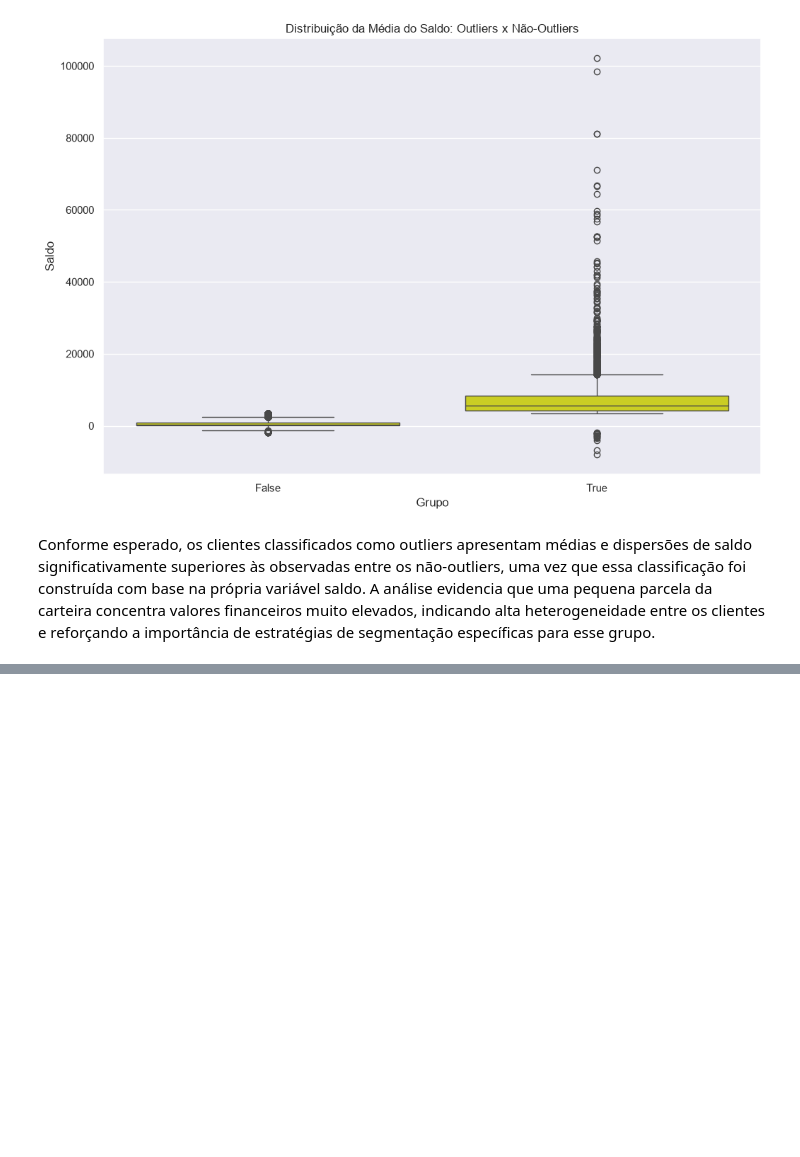
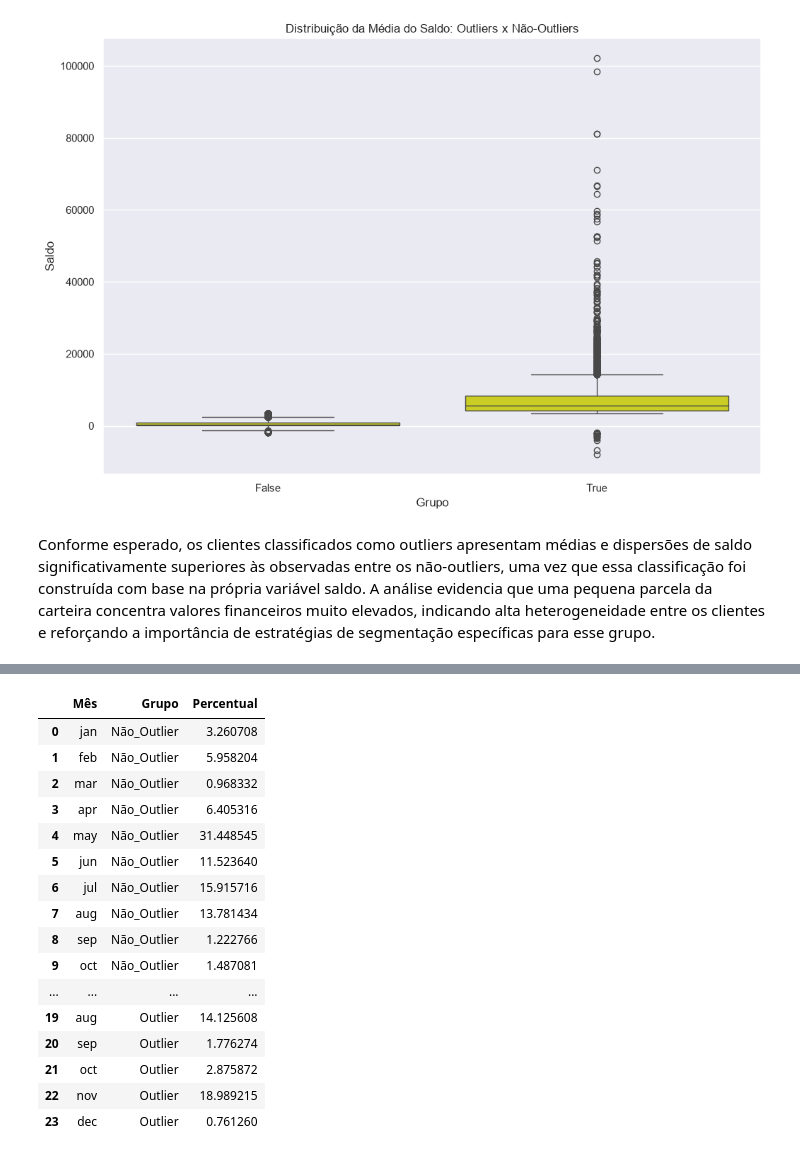
Before and after one commit to hccruz/Bank_Marketing, a Jupyter notebook: notebook/main.ipynb, the cells around one changed output, grey strips where cells are left out. Saved outputs shown, nothing was run; the diff lists cells and outputs as text; code cells hidden in the pictures; blank space fills up the shorter version.

```diff
--- a/notebook/main.ipynb
+++ b/notebook/main.ipynb
@@ -475,0 +482,10 @@ Conforme esperado, os clientes classificados como outliers apresentam médias e
+# %%
+# Criar uma tabela da proporção de outliers e não_outliers por mês
+
+proporcao_outliers = pd.crosstab(
+    df['month'],
+    df['is_outlier'],
+    normalize='columns'
+) * 100
+
+proporcao_outliers
@@ -475,0 +530,15 @@ Conforme esperado, os clientes classificados como outliers apresentam médias e
+# %%
+# Alterar os nomes da tabela
+
+proporcao_outliers = proporcao_outliers.rename(
+    columns={
+        False: 'Não_Outlier',
+        True: 'Outlier'
+    }
+)
+
+proporcao_outliers.index.name = 'Mês'
+
+proporcao_outliers.columns.name = 'Classificação'
+
+proporcao_outliers
@@ -475,0 +560,30 @@ Conforme esperado, os clientes classificados como outliers apresentam médias e
+# %%
+# Aumentar o tamanho da  tabela
+
+grafico_outliers = proporcao_outliers.reset_index()
+
+grafico_outliers = grafico_outliers.melt(
+    id_vars='Mês',
+    var_name='Grupo',
+    value_name='Percentual'
+)
+
+grafico_outliers
+# %% [output]
+|  | Mês | Grupo | Percentual |
+| 0 | jan | Não_Outlier | 3.260708 |
+| 1 | feb | Não_Outlier | 5.958204 |
+| 2 | mar | Não_Outlier | 0.968332 |
+| 3 | apr | Não_Outlier | 6.405316 |
+| 4 | may | Não_Outlier | 31.448545 |
+| 5 | jun | Não_Outlier | 11.523640 |
+| 6 | jul | Não_Outlier | 15.915716 |
+| 7 | aug | Não_Outlier | 13.781434 |
+| 8 | sep | Não_Outlier | 1.222766 |
+| 9 | oct | Não_Outlier | 1.487081 |
+| ... | ... | ... | ... |
+| 19 | aug | Outlier | 14.125608 |
+| 20 | sep | Outlier | 1.776274 |
+| 21 | oct | Outlier | 2.875872 |
+| 22 | nov | Outlier | 18.989215 |
+| 23 | dec | Outlier | 0.761260 |
```
Also changed, not shown: parts of 16 cells of this notebook.
